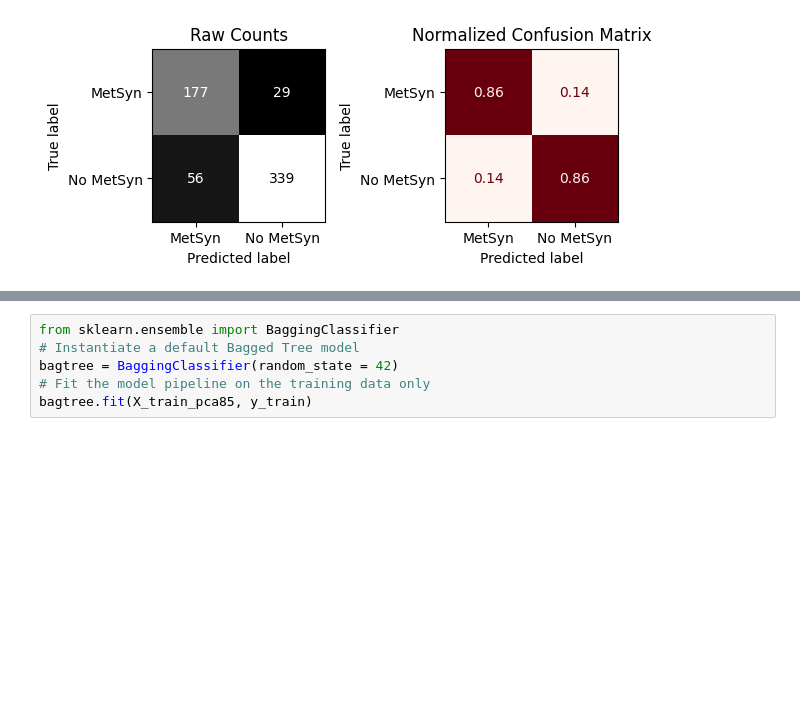
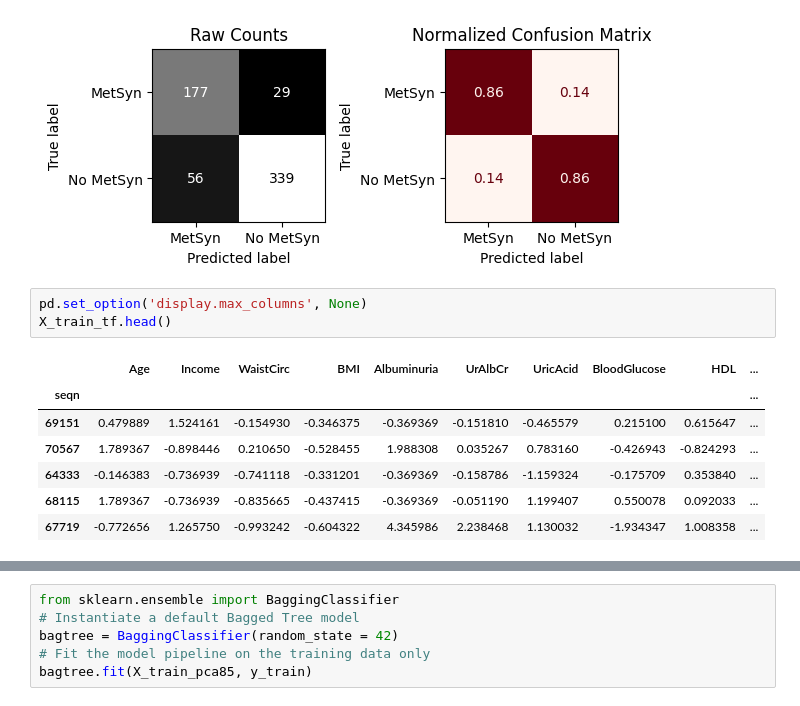
Before and after one commit to dimLMT/Metabolic-Syndrome-Forecast, a Jupyter notebook: part2.ipynb, the cells around one changed output, grey strips where cells are left out. Cells and saved outputs as stored; diff of their text form; blank space fills up the shorter version.

```diff
--- a/part2.ipynb
+++ b/part2.ipynb
@@ -114,3 +114,14 @@ weighted avg       1.00      1.00      1.00      1800
    macro avg       0.84      0.86      0.85       601
 weighted avg       0.87      0.86      0.86       601
 [figure]
+# %%
+pd.set_option('display.max_columns', None)
+X_train_tf.head()
+# %% [output]
+|  | Age | Income | WaistCirc | BMI | Albuminuria | UrAlbCr | UricAcid | BloodGlucose | HDL | ... |
+| seqn |  |  |  |  |  |  |  |  |  | ... |
+| 69151 | 0.479889 | 1.524161 | -0.154930 | -0.346375 | -0.369369 | -0.151810 | -0.465579 | 0.215100 | 0.615647 | ... |
+| 70567 | 1.789367 | -0.898446 | 0.210650 | -0.528455 | 1.988308 | 0.035267 | 0.783160 | -0.426943 | -0.824293 | ... |
+| 64333 | -0.146383 | -0.736939 | -0.741118 | -0.331201 | -0.369369 | -0.158786 | -1.159324 | -0.175709 | 0.353840 | ... |
+| 68115 | 1.789367 | -0.736939 | -0.835665 | -0.437415 | -0.369369 | -0.051190 | 1.199407 | 0.550078 | 0.092033 | ... |
+| 67719 | -0.772656 | 1.265750 | -0.993242 | -0.604322 | 4.345986 | 2.238468 | 1.130032 | -1.934347 | 1.008358 | ... |
```
Also changed, not shown: parts of 8 cells of this notebook.
